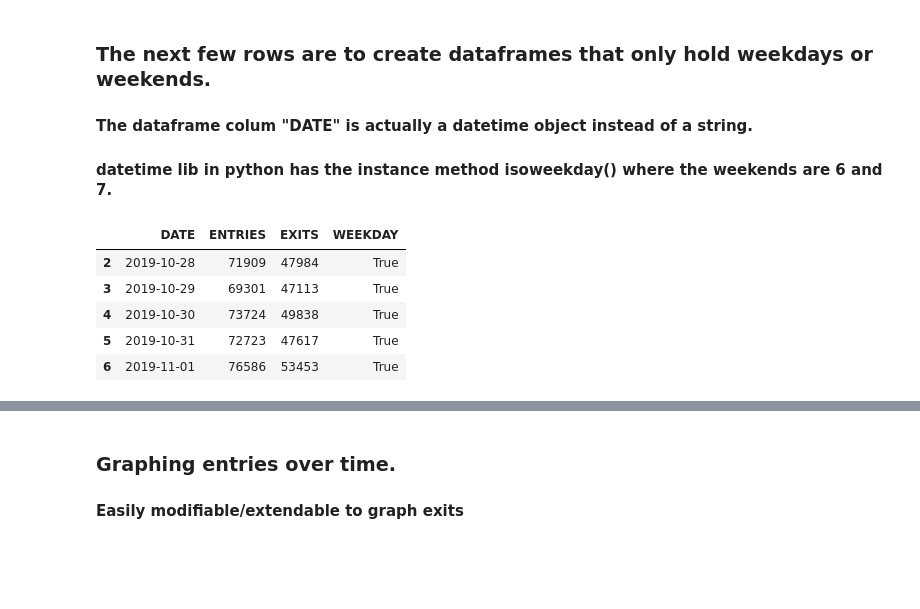
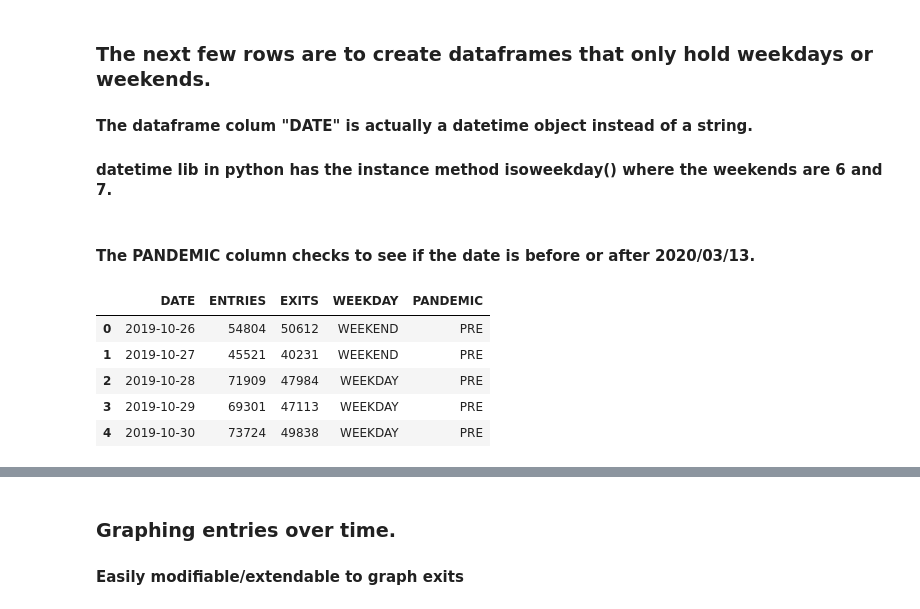
Before and after one commit to AJmadea/MTA-Analysis, a Jupyter notebook: jupyter_notebooks/Graphing Station Entries For A Station.ipynb, the cells around one changed output, grey strips where cells are left out. Drawn from its saved outputs; the diff is of its cells as text; code cells hidden in the pictures; blank space fills up the shorter version.

Commit message:
Add files via upload
Added the column PANDEMIC.  Transferred from boolean values in the WEEKDAY column to the string constants "WEEKDAY" and "WEEKEND"

```diff
--- a/jupyter_notebooks/Graphing Station Entries For A Station.ipynb
+++ b/jupyter_notebooks/Graphing Station Entries For A Station.ipynb
@@ -47,14 +48,6 @@ data.sort_values(by='DATE', inplace=True)
 #### datetime lib in python has the instance method isoweekday() where the weekends are 6 and 7.
 # %%
 for i in data.index:
-    data.loc[i, 'WEEKDAY'] = data.loc[i,'DATE'].isoweekday() < 6
-weekday_data = data[data['WEEKDAY']]
-weekday_data.head()
+    data.loc[i, 'WEEKDAY'] = 'WEEKDAY' if data.loc[i,'DATE'].isoweekday() < 6 else 'WEEKEND'
+weekday_data = data[data['WEEKDAY'] == 'WEEKDAY']
-# %% [output]
-|  | DATE | ENTRIES | EXITS | WEEKDAY |
-| 2 | 2019-10-28 | 71909 | 47984 | True |
-| 3 | 2019-10-29 | 69301 | 47113 | True |
-| 4 | 2019-10-30 | 73724 | 49838 | True |
-| 5 | 2019-10-31 | 72723 | 47617 | True |
-| 6 | 2019-11-01 | 76586 | 53453 | True |
 # %%
@@ -61,0 +55,14 @@ weekend_data = data[data['WEEKDAY'] != True]
+# %% [markdown]
+#### The PANDEMIC column checks to see if the date is before or after 2020/03/13.
+# %%
+for i in data.index:
+    data.loc[i, 'PANDEMIC'] = 'PRE' if data.loc[i,'DATE'] <= date(2020,3,13) else "POST"
+# %%
+data.head()
+# %% [output]
+|  | DATE | ENTRIES | EXITS | WEEKDAY | PANDEMIC |
+| 0 | 2019-10-26 | 54804 | 50612 | WEEKEND | PRE |
+| 1 | 2019-10-27 | 45521 | 40231 | WEEKEND | PRE |
+| 2 | 2019-10-28 | 71909 | 47984 | WEEKDAY | PRE |
+| 3 | 2019-10-29 | 69301 | 47113 | WEEKDAY | PRE |
+| 4 | 2019-10-30 | 73724 | 49838 | WEEKDAY | PRE |
```
Also changed, not shown: parts of 5 cells of this notebook.
